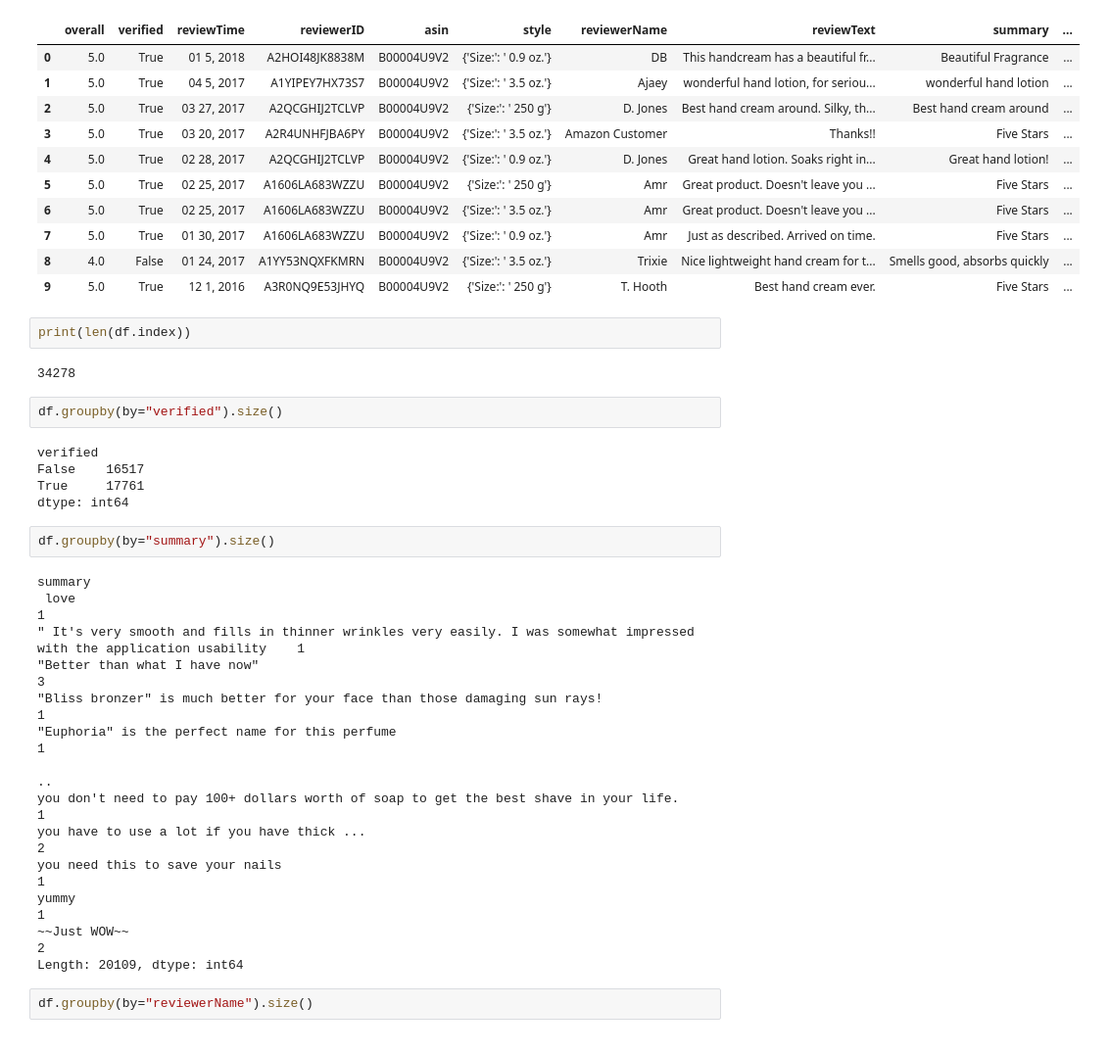
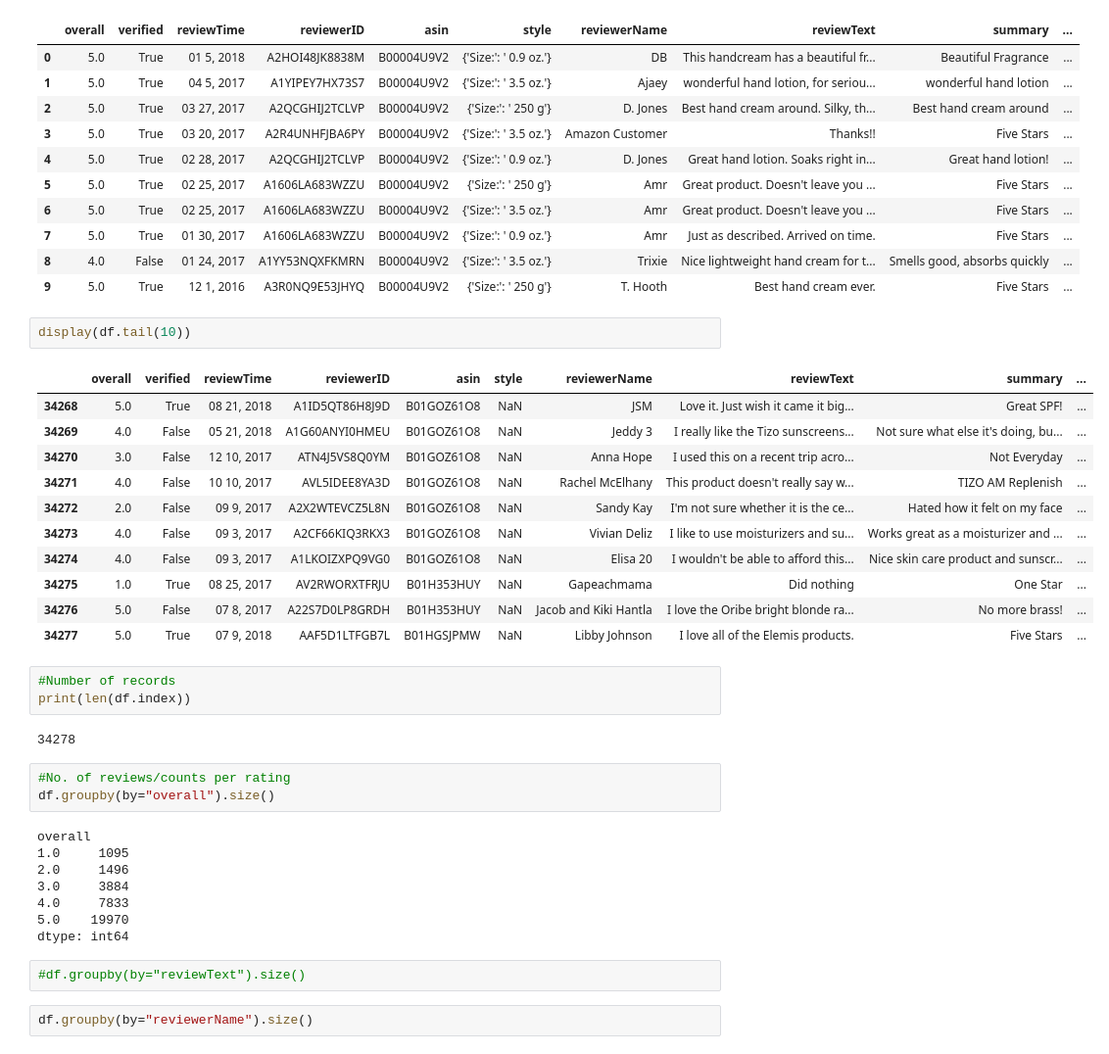
Before and after one commit to bigthonk/doggo_vision, a Jupyter notebook: experiments/rr/luxury_cosmetics.ipynb, the cells around one changed output. Shown at 98% size. Drawn from its saved outputs; the diff is of its cells as text.

```diff
--- a/experiments/rr/luxury_cosmetics.ipynb
+++ b/experiments/rr/luxury_cosmetics.ipynb
@@ -64,33 +95,38 @@ display(df.head(10))
 | 7 | 5.0 | True | 01 30, 2017 | A1606LA683WZZU | B00004U9V2 | {'Size:': ' 0.9 oz.'} | Amr | Just as described. Arrived on time. | Five Stars | ... |
 | 8 | 4.0 | False | 01 24, 2017 | A1YY53NQXFKMRN | B00004U9V2 | {'Size:': ' 3.5 oz.'} | Trixie | Nice lightweight hand cream for t... | Smells good, absorbs quickly | ... |
 | 9 | 5.0 | True | 12 1, 2016 | A3R0NQ9E53JHYQ | B00004U9V2 | {'Size:': ' 250 g'} | T. Hooth | Best hand cream ever. | Five Stars | ... |
+# %%
+display(df.tail(10))
+# %% [output]
+|  | overall | verified | reviewTime | reviewerID | asin | style | reviewerName | reviewText | summary | ... |
+| 34268 | 5.0 | True | 08 21, 2018 | A1ID5QT86H8J9D | B01GOZ61O8 | NaN | JSM | Love it. Just wish it came it big... | Great SPF! | ... |
+| 34269 | 4.0 | False | 05 21, 2018 | A1G60ANYI0HMEU | B01GOZ61O8 | NaN | Jeddy 3 | I really like the Tizo sunscreens... | Not sure what else it's doing, bu... | ... |
+| 34270 | 3.0 | False | 12 10, 2017 | ATN4J5VS8Q0YM | B01GOZ61O8 | NaN | Anna Hope | I used this on a recent trip acro... | Not Everyday | ... |
+| 34271 | 4.0 | False | 10 10, 2017 | AVL5IDEE8YA3D | B01GOZ61O8 | NaN | Rachel McElhany | This product doesn't really say w... | TIZO AM Replenish | ... |
+| 34272 | 2.0 | False | 09 9, 2017 | A2X2WTEVCZ5L8N | B01GOZ61O8 | NaN | Sandy Kay | I'm not sure whether it is the ce... | Hated how it felt on my face | ... |
+| 34273 | 4.0 | False | 09 3, 2017 | A2CF66KIQ3RKX3 | B01GOZ61O8 | NaN | Vivian Deliz | I like to use moisturizers and su... | Works great as a moisturizer and ... | ... |
+| 34274 | 4.0 | False | 09 3, 2017 | A1LKOIZXPQ9VG0 | B01GOZ61O8 | NaN | Elisa 20 | I wouldn't be able to afford this... | Nice skin care product and sunscr... | ... |
+| 34275 | 1.0 | True | 08 25, 2017 | AV2RWORXTFRJU | B01H353HUY | NaN | Gapeachmama | Did nothing | One Star | ... |
+| 34276 | 5.0 | False | 07 8, 2017 | A22S7D0LP8GRDH | B01H353HUY | NaN | Jacob and Kiki Hantla | I love the Oribe bright blonde ra... | No more brass! | ... |
+| 34277 | 5.0 | True | 07 9, 2018 | AAF5D1LTFGB7L | B01HGSJPMW | NaN | Libby Johnson | I love all of the Elemis products. | Five Stars | ... |
 # %%
+#Number of records
 print(len(df.index))
 # %% [output]
 34278
 # %%
-df.groupby(by="verified").size()
+#No. of reviews/counts per rating
+df.groupby(by="overall").size()
 # %% [output]
-verified
-False    16517
-True     17761
+overall
+1.0     1095
+2.0     1496
+3.0     3884
+4.0     7833
+5.0    19970
 dtype: int64
 # %%
-df.groupby(by="summary").size()
+#df.groupby(by="reviewText").size()
-# %% [output]
-summary
- love                                                                                                                    1
-" It's very smooth and fills in thinner wrinkles very easily. I was somewhat impressed with the application usability    1
-"Better than what I have now"                                                                                            3
-"Bliss bronzer" is much better for your face than those damaging sun rays!                                               1
-"Euphoria" is the perfect name for this perfume                                                                          1
-                                                                                                                        ..
-you don't need to pay 100+ dollars worth of soap to get the best shave in your life.                                     1
-you have to use a lot if you have thick ...                                                                              2
-you need this to save your nails                                                                                         1
-yummy                                                                                                                    1
-~~Just WOW~~                                                                                                             2
-Length: 20109, dtype: int64
 # %%
 df.groupby(by="reviewerName").size()
 # %% [output]
```
Also changed, not shown: parts of 14 cells of this notebook.
